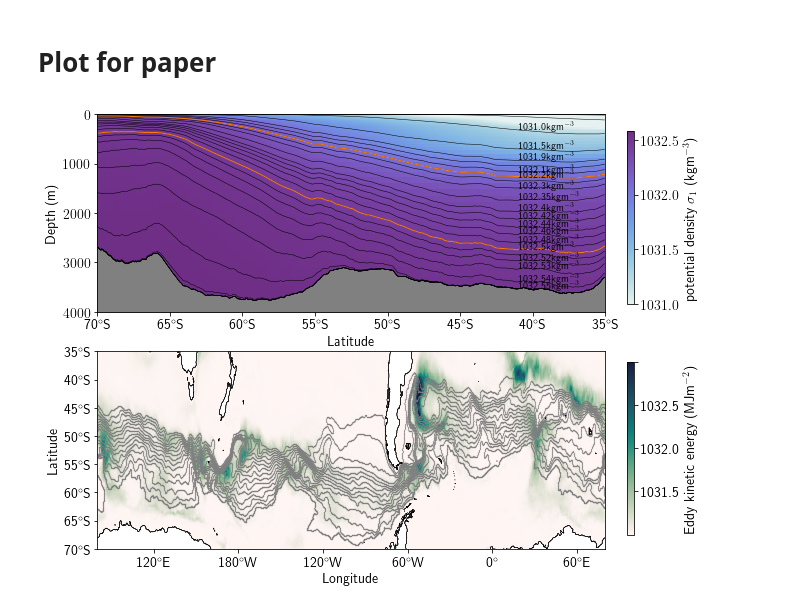
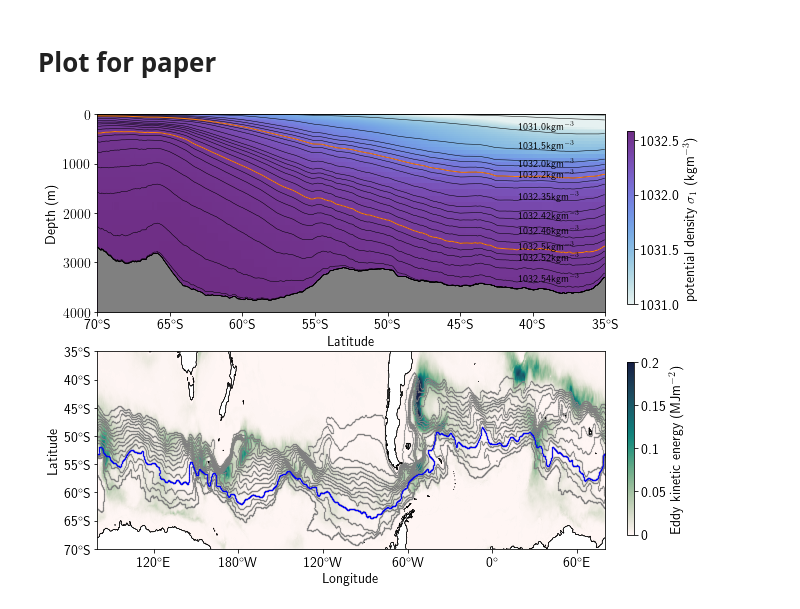
Before and after one commit to claireyung/Topographic_Hotspots_Upwelling-Paper_Code, a Jupyter notebook: Figure_Code/paper/Fig3.ipynb, the cells around one changed output. Saved outputs shown, nothing was run; the diff lists cells and outputs as text; code cells hidden in the pictures.

```diff
--- a/Figure_Code/paper/Fig2.ipynb
+++ b/Figure_Code/paper/Fig3.ipynb
@@ -323,6 +323,13 @@ lat_along_contour = xr.open_dataset('/g/data/x77/cy8964/Post_Process/New_SO/SO_O
 lon_along_contour = xr.open_dataset('/g/data/x77/cy8964/Post_Process/New_SO/SO_O_latlon_shiftedback.nc').lon_along_contour
 axes[1].scatter(lon_along_contour,lat_along_contour,label = str(SSH),s = 0.02, color = 'grey')
 
+j=12
+SSH = -1.2
+lat_along_contour = xr.open_dataset('/g/data/x77/cy8964/Post_Process/New_SO/SO_L_latlon.nc').lat_along_contour
+lon_along_contour = xr.open_dataset('/g/data/x77/cy8964/Post_Process/New_SO/SO_L_latlon.nc').lon_along_contour
+axes[1].scatter(lon_along_contour,lat_along_contour,label = str(SSH),s = 0.02, color = 'b')
+
+
 X = np.arange(-240,100,60)
 axes[1].set_xticks(X)
 axes[1].set_xticklabels(('120$^\circ$E','180$^\circ$W','120$^\circ$W','60$^\circ$W','0$^\circ$','60$^\circ$E'));
@@ -337,8 +344,9 @@ axes[1].set_xlabel('Longitude')
 cbar_ax = fig.add_axes([0.86, 0.15, 0.01, 0.3])
 plt.colorbar(p1, cax=cbar_ax)
 cbar_ax.set_ylabel('Eddy kinetic energy (MJm$^{-2}$)')
-Y = np.arange(0,2.1,1)
-cbar_ax.set_yticklabels(('0','0.25','0.5','0.75','1','1.25','1.5','1.75','2'));
+Y = np.arange(0,0.21,0.05)
+cbar_ax.set_yticks(Y)
+cbar_ax.set_yticklabels(('0','0.05','0.1','0.15','0.2'));
 
 
 ## Isopycnal depths
@@ -348,38 +356,38 @@ for i in range(len(isopycnal_depthnan.isopycnal_bins.values)):
     isopycnal_depthnan.sel(isopycnal_bins=j, method = 'nearest').mean('xt_ocean').plot(ax = axes[0],color = 'k', linewidth = 0.5)
 
 for i in np.arange(2):
     j = np.array([1032.2,1032.5])[i]
     isopycnal_depthnan.sel(isopycnal_bins=j, method = 'nearest').mean('xt_ocean').plot(ax = axes[0],color = 'C1', linewidth = 1)
 
-for j in np.array([1031.00  , 1031.50 , 1031.90 ,
-       1032.35, 1032.40 ,
-       1032.42, 1032.44, 1032.46, 1032.48, 1032.50 , 1032.52,
-       1032.53, 1032.54,1032.55]):
+for j in np.array([1031.00  , 1031.50 ,
+       1032.35,
+       1032.42,  1032.46,  1032.50 , 1032.52,
+       1032.54]):
     axes[0].text(-41,isopycnal_depthnan.sel(isopycnal_bins=j, method = 'nearest').mean('xt_ocean').sel(yt_ocean = -41, method = 'nearest').values-20,str(j)+'kgm$^{-3}$', fontsize = 10)
 
-for j in np.array([1032.10 , 1032.20 ,1032.30 ]):
+for j in np.array([1032.0, 1032.20]):
     axes[0].text(-41,isopycnal_depthnan.sel(isopycnal_bins=j, method = 'nearest').mean('xt_ocean').sel(yt_ocean = -41, method = 'nearest').values+10,str(j)+'kgm$^{-3}$', fontsize = 10)
 
 newcmap = cm.tools.crop_by_percent(cm.cm.dense, 25, which='max', N= None)
 p1 = pot_rho_1.where(pot_rho_1 !=0).sel(yt_ocean = slice(-70,-35)).mean('xt_ocean').plot(ax = axes[0],cmap = newcmap, yincrease = False, vmin = 1031, add_colorbar = False)
 
 axes[0].fill_between(isopycnal_depthnan.yt_ocean, isopycnal_depthnan.sel(isopycnal_bins=j+1, method = 'nearest').mean('xt_ocean'),5000, color = 'grey')
 axes[0].set_ylim(4000,0)
 axes[0].set_xlim(-70,-35)
 X = np.arange(-70,-34,5)
 axes[0].set_xticks(X, ('70$^\circ$S','65$^\circ$S','60$^\circ$S','55$^\circ$S','50$^\circ$S','45$^\circ$S','40$^\circ$S','35$^\circ$S'));
 axes[0].set_title('')#Zonal mean density ($\sigma_1$) layer thickness and depths')
 
 axes[0].set_xlabel('Latitude')
 axes[0].set_ylabel('Depth (m)')
 
 ax_cb = plt.axes([0.86, 0.55, 0.01, 0.3])
 cb = plt.colorbar(p1,cax=ax_cb, orientation='vertical')
 cb.ax.set_ylabel('potential density $\sigma_1$ (kgm$^{-3}$)');
-cbar_ax.set_yticklabels(('1031.0','1031.5','1032.0','1032.5'));
+cb.ax.set_yticklabels(('1031.0','1031.5','1032.0','1032.5'));
 
 fig.subplots_adjust(right = 0.83)
 
-fig.savefig('Fig2-density_layers_SSH_contours.png',dpi = 400)
+fig.savefig('Fig3-density_layers_SSH_contours.png',dpi = 400)
 # %% [output]
-[figure, old version]
+[figure, new version]
```
Also changed, not shown: parts of 1 cell of this notebook, 18 other files.
